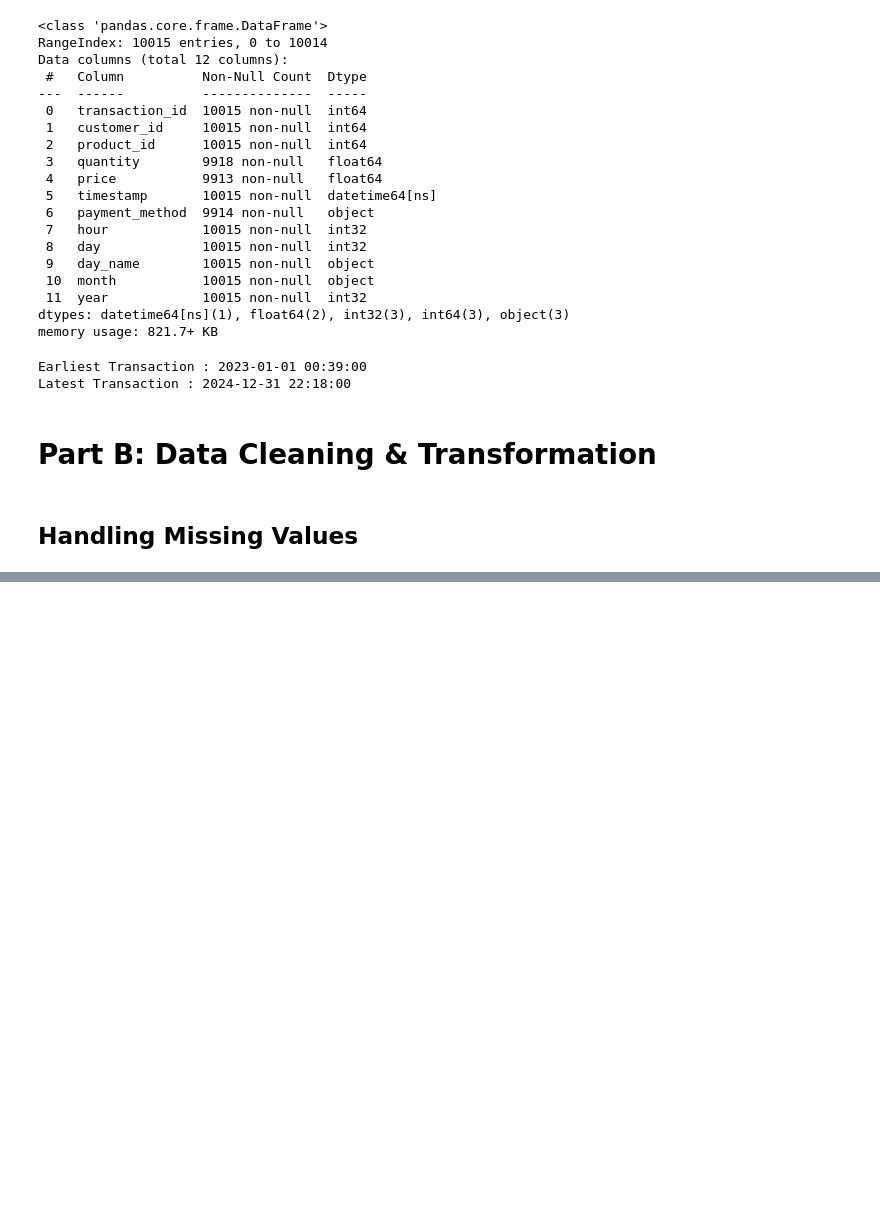
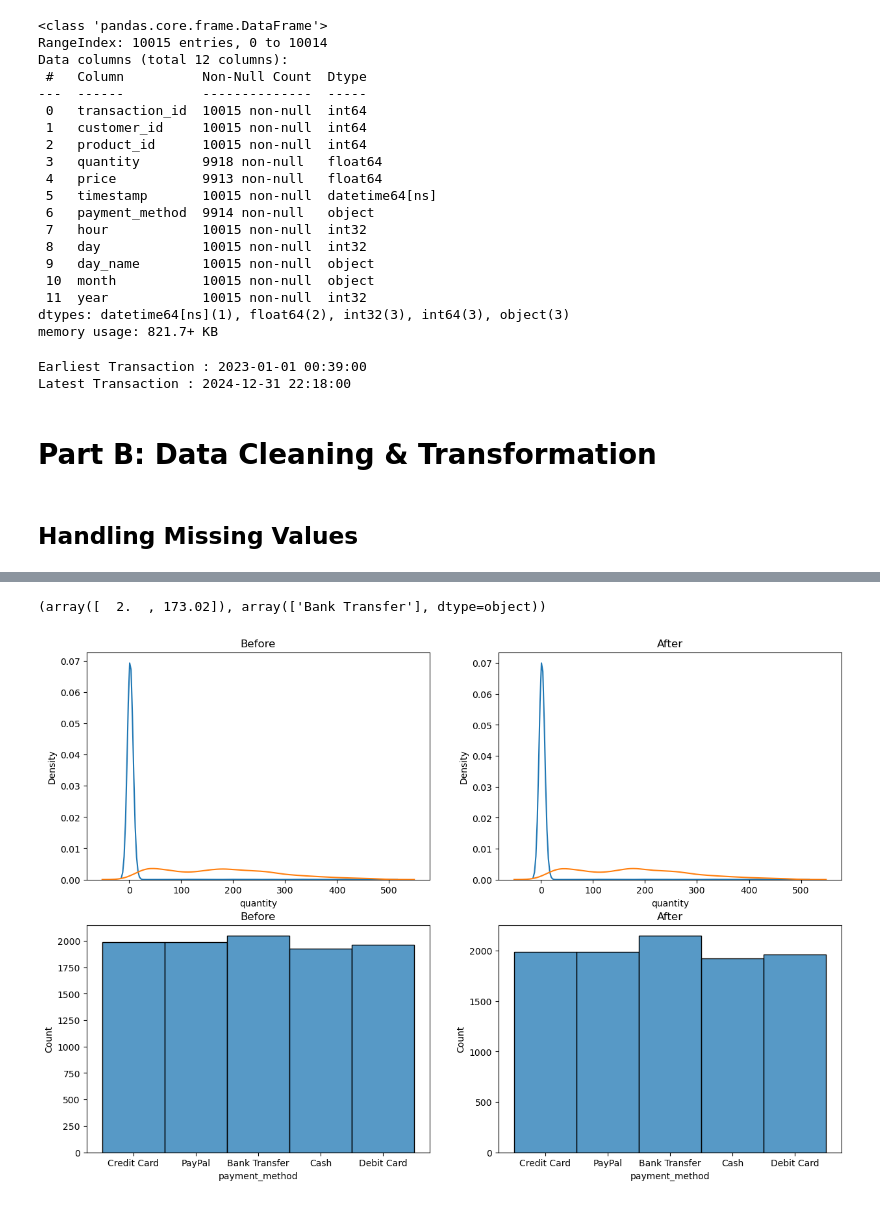
Before and after one commit to ka-rachit/Init_Tasks, a Jupyter notebook: Task_1_Python_Data_Manipulation/Init_Task.ipynb, the cells around one changed output, grey strips where cells are left out. Cells and saved outputs as stored; diff of their text form; code cells hidden in the pictures; blank space fills up the shorter version.

```diff
--- a/Task_1_Python_Data_Manipulation/Init_Task.ipynb
+++ b/Task_1_Python_Data_Manipulation/Init_Task.ipynb
@@ -155,0 +168,4 @@ Latest Transaction : 2024-12-31 22:18:00
+# %%
+# creating two imputer each one for numerical and categorical columns
+imputer_n = SimpleImputer(strategy= 'median')
+imputer_c = SimpleImputer(strategy= 'most_frequent')
@@ -155,0 +189,35 @@ Latest Transaction : 2024-12-31 22:18:00
+# %%
+# imputing the columns having missing values
+
+trf = ColumnTransformer( transformers= [('tnf1', imputer_n, ['quantity', 'price']),
+                                        ('tnf2', imputer_c, ['payment_method'])],
+                         remainder= 'passthrough', verbose_feature_names_out=False
+                       ).set_output(transform='pandas')
+
+transactions_trf = trf.fit_transform(transactions)
+
+trf.named_transformers_['tnf1'].statistics_, trf.named_transformers_['tnf2'].statistics_
+# %% [output]
+(array([  2.  , 173.02]), array(['Bank Transfer'], dtype=object))
+# %%
+# showcasing data distribution before and after filling null values
+
+fig, ax = plt.subplots(nrows = 2, ncols = 2, figsize = (15, 10))
+
+sns.kdeplot(data=transactions, x='quantity', ax=ax[0,0], label='quantity')
+sns.kdeplot(data=transactions, x='price', ax=ax[0,0], label='price')
+ax[0,0].set_title('Before')
+
+sns.kdeplot(data=transactions_trf, x='quantity', ax=ax[0,1], label='quantity')
+sns.kdeplot(data=transactions_trf, x='price', ax=ax[0,1], label='price')
+ax[0,1].set_title('After')
+
+sns.histplot(data = transactions, x='payment_method', ax = ax[1,0])
+ax[1,0].set_title('Before')
+
+sns.histplot(data = transactions_trf, x='payment_method', ax = ax[1,1])
+ax[1,1].set_title('After')
+
+plt.show()
+# %% [output]
+[figure, added]
```
Also changed, not shown: parts of 25 cells of this notebook.
